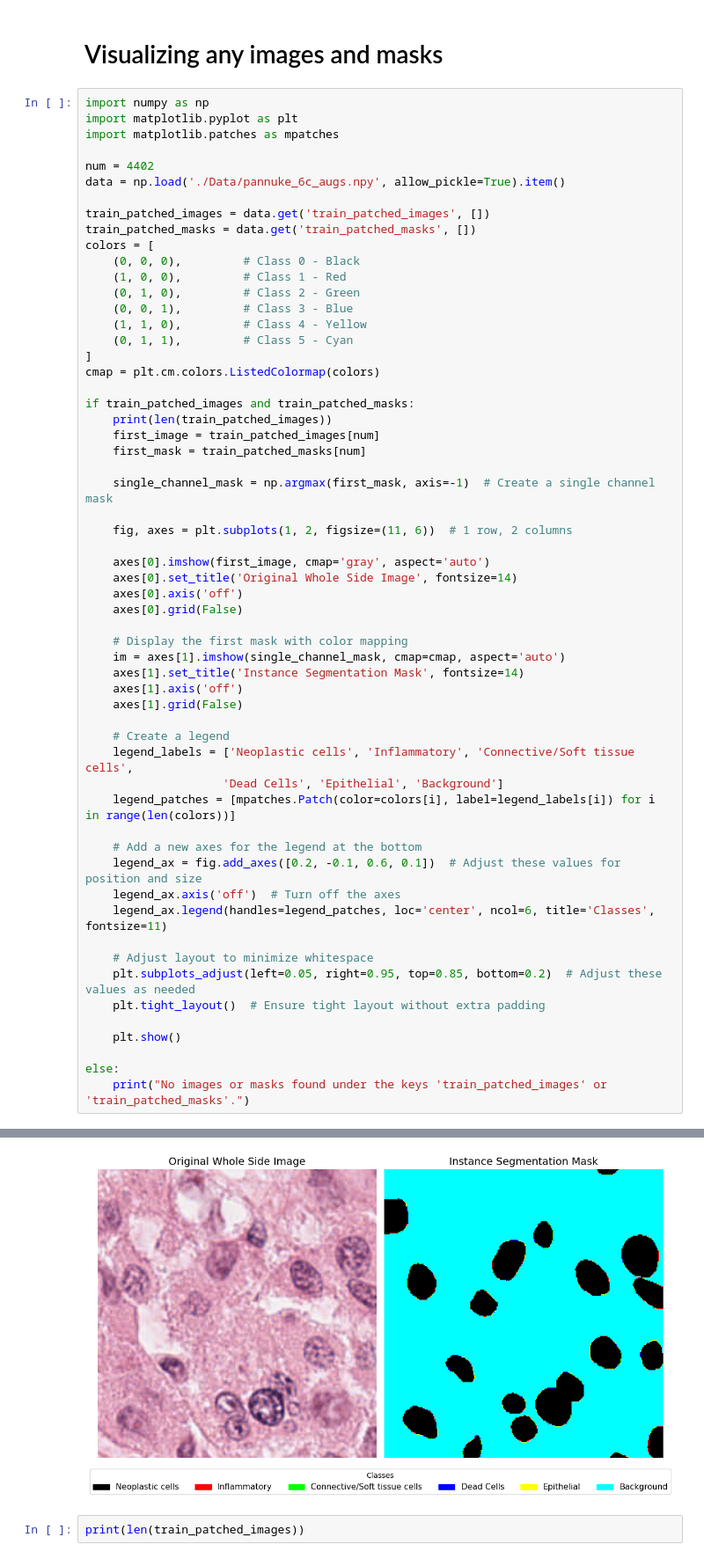
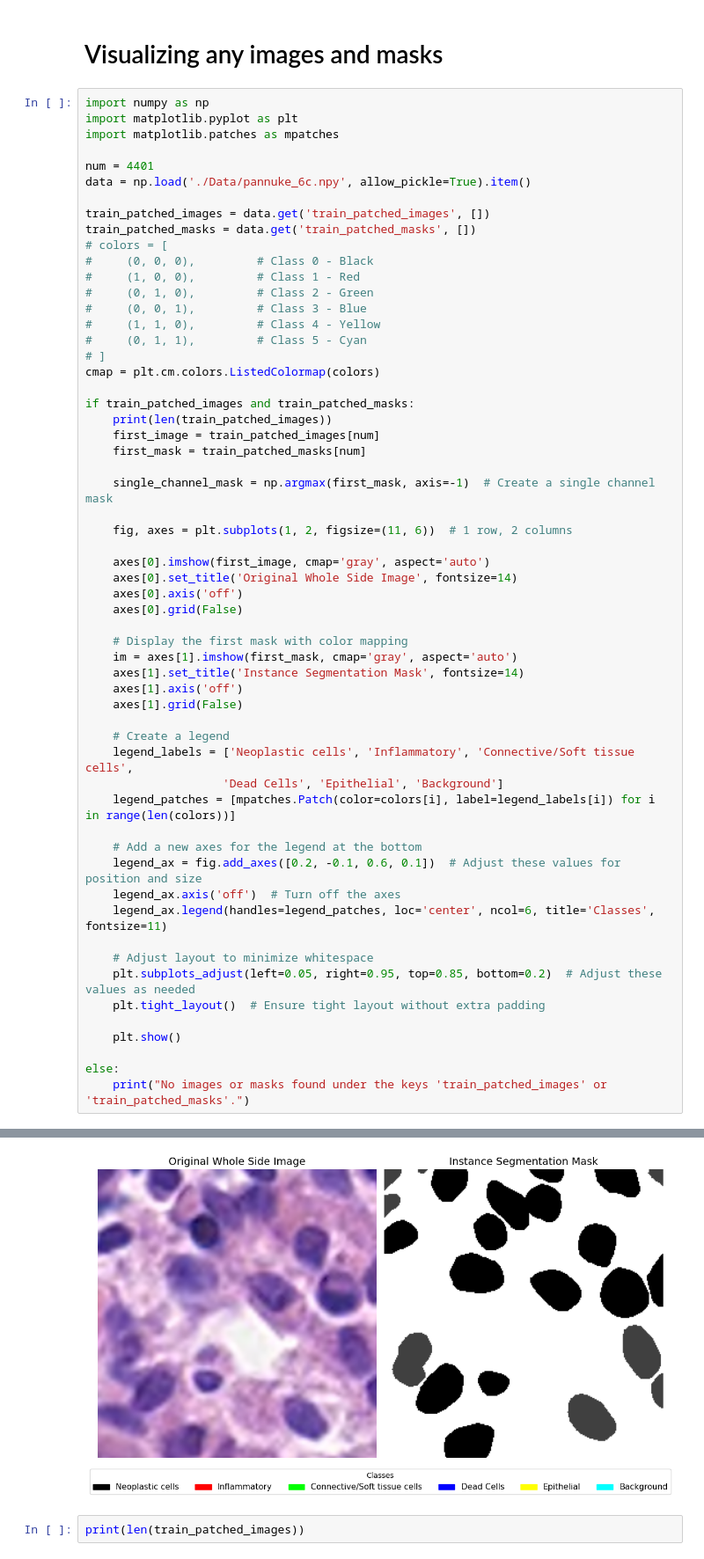
Before and after one commit to sohumgautam17/Cell_Att_UVixLSTM, a Jupyter notebook: prim_notebook.ipynb, the cells around one changed output, grey strips where cells are left out. Shown at 88% size. Drawn from its saved outputs; the diff is of its cells as text.

```diff
--- a/prim_notebook.ipynb
+++ b/prim_notebook.ipynb
@@ -109,19 +90,19 @@ import numpy as np
 import matplotlib.pyplot as plt
 import matplotlib.patches as mpatches
 
-num = 4402
-data = np.load('./Data/pannuke_6c_augs.npy', allow_pickle=True).item()
+num = 4401
+data = np.load('./Data/pannuke_6c.npy', allow_pickle=True).item()
 
 train_patched_images = data.get('train_patched_images', [])
 train_patched_masks = data.get('train_patched_masks', [])
-colors = [
-    (0, 0, 0),         # Class 0 - Black
-    (1, 0, 0),         # Class 1 - Red
-    (0, 1, 0),         # Class 2 - Green
-    (0, 0, 1),         # Class 3 - Blue
-    (1, 1, 0),         # Class 4 - Yellow
-    (0, 1, 1),         # Class 5 - Cyan
-]
+# colors = [
+#     (0, 0, 0),         # Class 0 - Black
+#     (1, 0, 0),         # Class 1 - Red
+#     (0, 1, 0),         # Class 2 - Green
+#     (0, 0, 1),         # Class 3 - Blue
+#     (1, 1, 0),         # Class 4 - Yellow
+#     (0, 1, 1),         # Class 5 - Cyan
+# ]
 cmap = plt.cm.colors.ListedColormap(colors)
 
 if train_patched_images and train_patched_masks:
@@ -139,7 +120,7 @@ if train_patched_images and train_patched_masks:
     axes[0].grid(False)
 
     # Display the first mask with color mapping
-    im = axes[1].imshow(single_channel_mask, cmap=cmap, aspect='auto')
+    im = axes[1].imshow(first_mask, cmap='gray', aspect='auto')
     axes[1].set_title('Instance Segmentation Mask', fontsize=14)
     axes[1].axis('off')
     axes[1].grid(False)
@@ -167,4 +148,4 @@ else:
-[figure, old version]
+[figure, new version]
 # %%
 print(len(train_patched_images))
 # %% [output]
```
Also changed, not shown: parts of 7 cells of this notebook, 2 other files.
